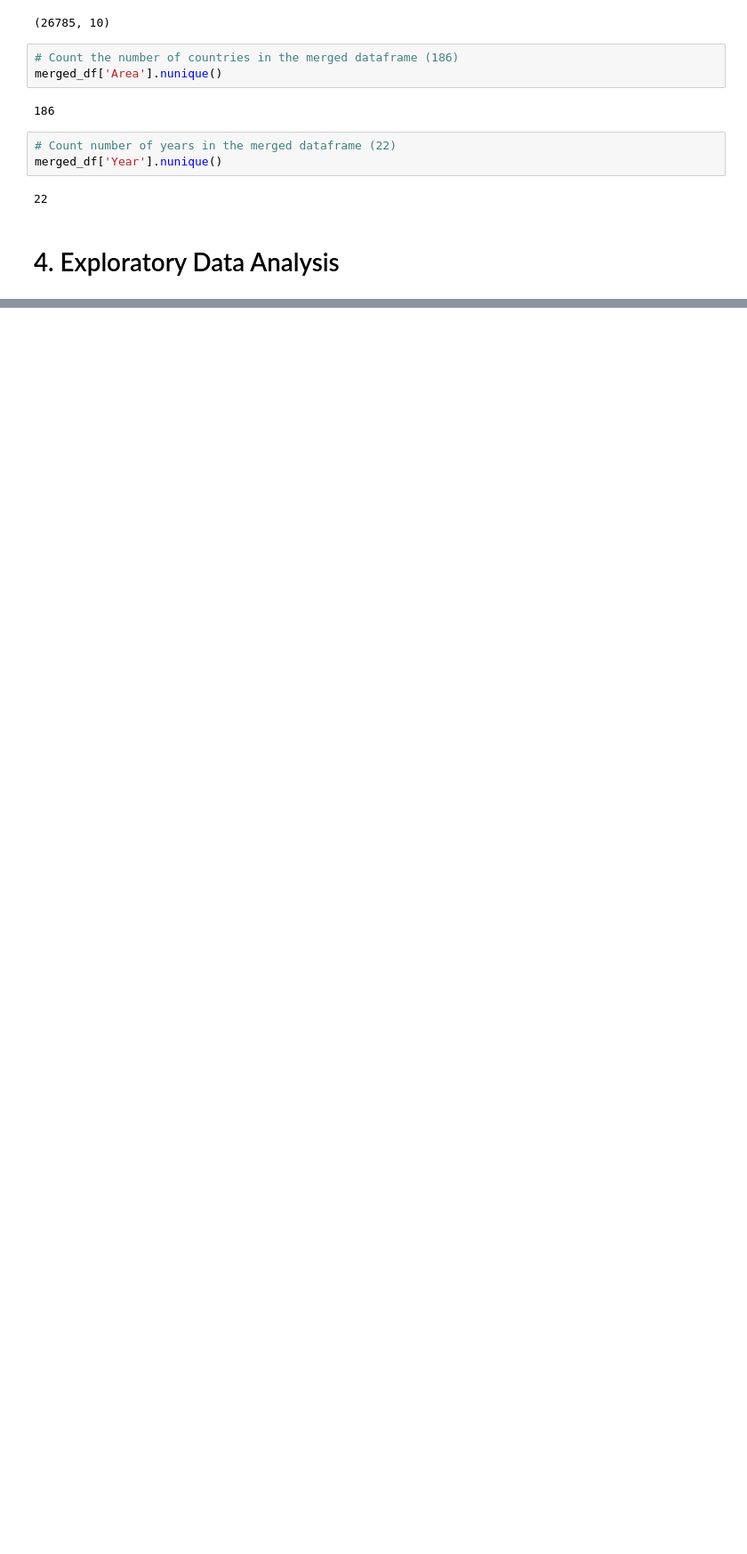
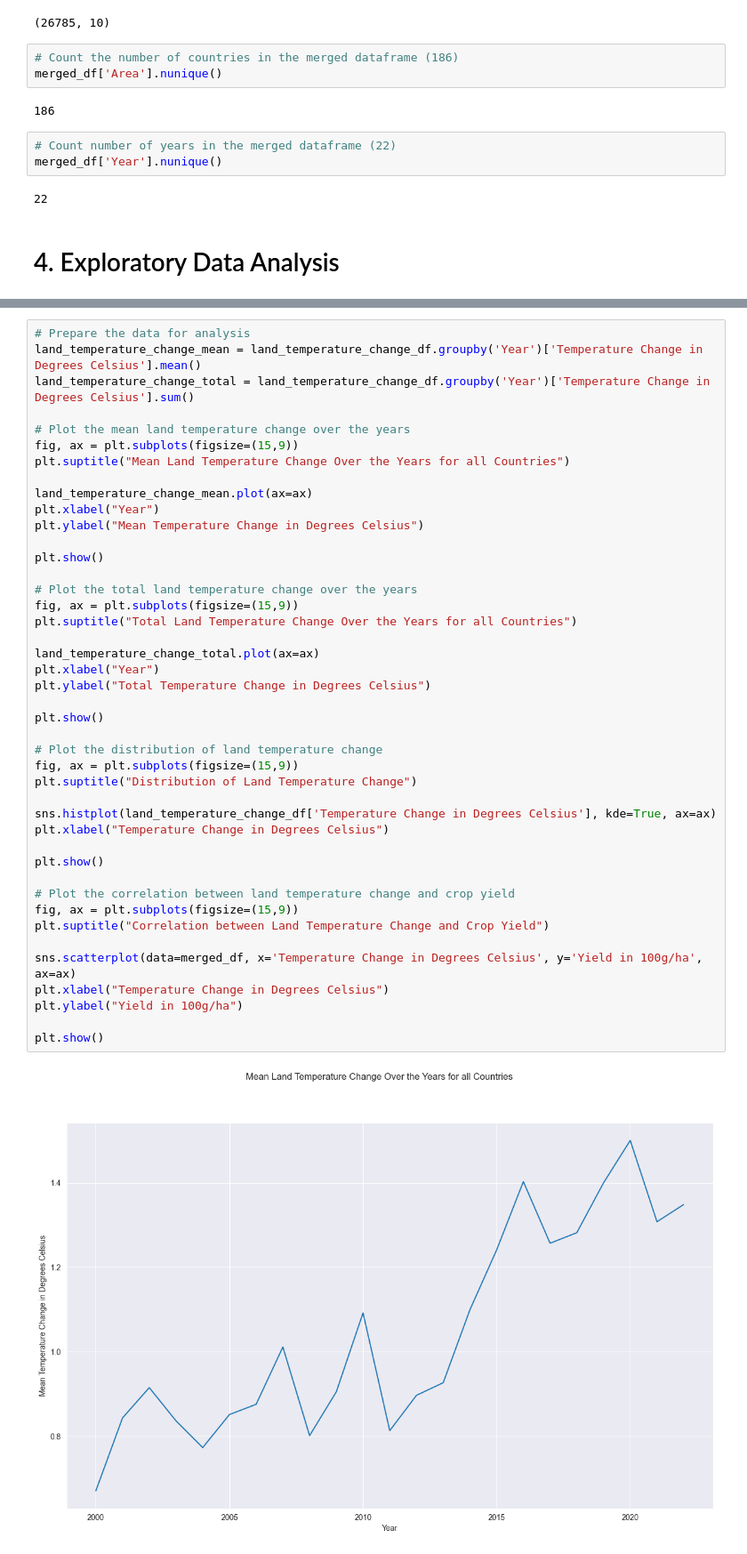
Before and after one commit to tnaccarato/Crop-Forcasting-MLP, a Jupyter notebook: mlp2.ipynb, the cells around one changed output, grey strips where cells are left out. Shown at 89% size. Cells and saved outputs as stored; diff of their text form; blank space fills up the shorter version.

```diff
--- a/mlp2.ipynb
+++ b/mlp2.ipynb
@@ -345,0 +401,45 @@ TypeError: agg function failed [how->mean,dtype->object]
+# %%
+# Prepare the data for analysis
+land_temperature_change_mean = land_temperature_change_df.groupby('Year')['Temperature Change in Degrees Celsius'].mean()
+land_temperature_change_total = land_temperature_change_df.groupby('Year')['Temperature Change in Degrees Celsius'].sum()
+
+# Plot the mean land temperature change over the years
+fig, ax = plt.subplots(figsize=(15,9))
+plt.suptitle("Mean Land Temperature Change Over the Years for all Countries")
+
+land_temperature_change_mean.plot(ax=ax)
+plt.xlabel("Year")
+plt.ylabel("Mean Temperature Change in Degrees Celsius")
+
+plt.show()
+
+# Plot the total land temperature change over the years
+fig, ax = plt.subplots(figsize=(15,9))
+plt.suptitle("Total Land Temperature Change Over the Years for all Countries")
+
+land_temperature_change_total.plot(ax=ax)
+plt.xlabel("Year")
+plt.ylabel("Total Temperature Change in Degrees Celsius")
+
+plt.show()
+
+# Plot the distribution of land temperature change
+fig, ax = plt.subplots(figsize=(15,9))
+plt.suptitle("Distribution of Land Temperature Change")
+
+sns.histplot(land_temperature_change_df['Temperature Change in Degrees Celsius'], kde=True, ax=ax)
+plt.xlabel("Temperature Change in Degrees Celsius")
+
+plt.show()
+
+# Plot the correlation between land temperature change and crop yield
+fig, ax = plt.subplots(figsize=(15,9))
+plt.suptitle("Correlation between Land Temperature Change and Crop Yield")
+
+sns.scatterplot(data=merged_df, x='Temperature Change in Degrees Celsius', y='Yield in 100g/ha', ax=ax)
+plt.xlabel("Temperature Change in Degrees Celsius")
+plt.ylabel("Yield in 100g/ha")
+
+plt.show()
+# %% [output]
+[figure, added]
```
Also changed, not shown: parts of 8 cells of this notebook.
